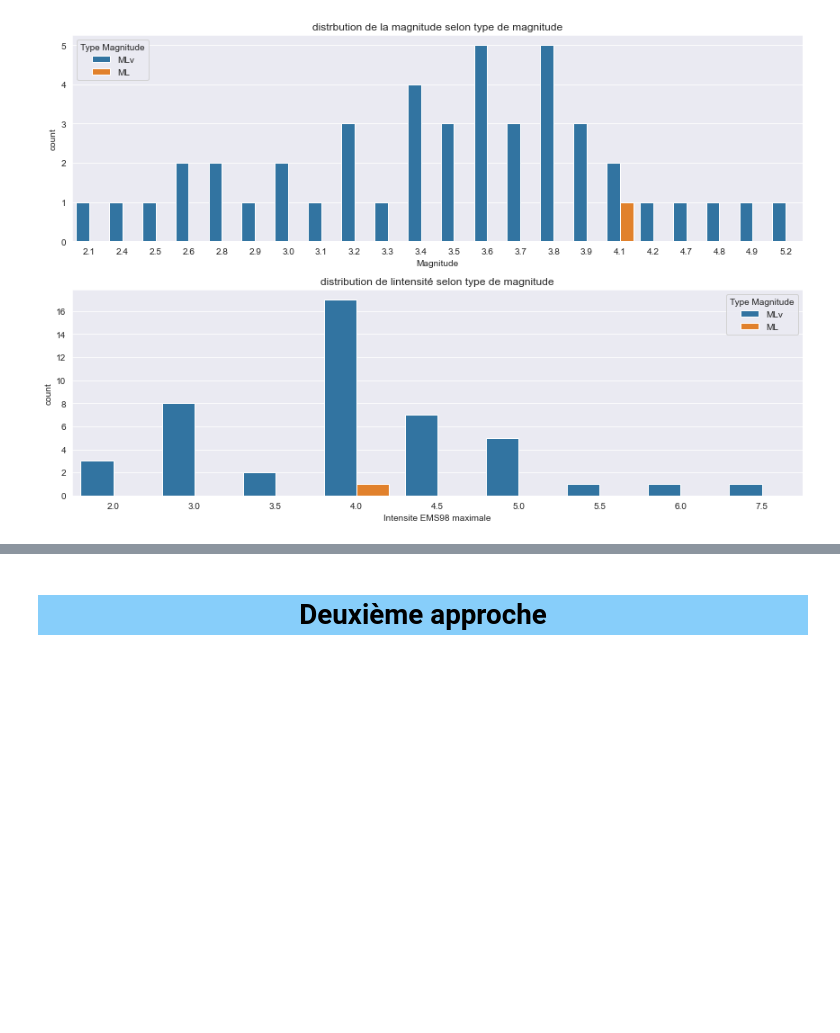
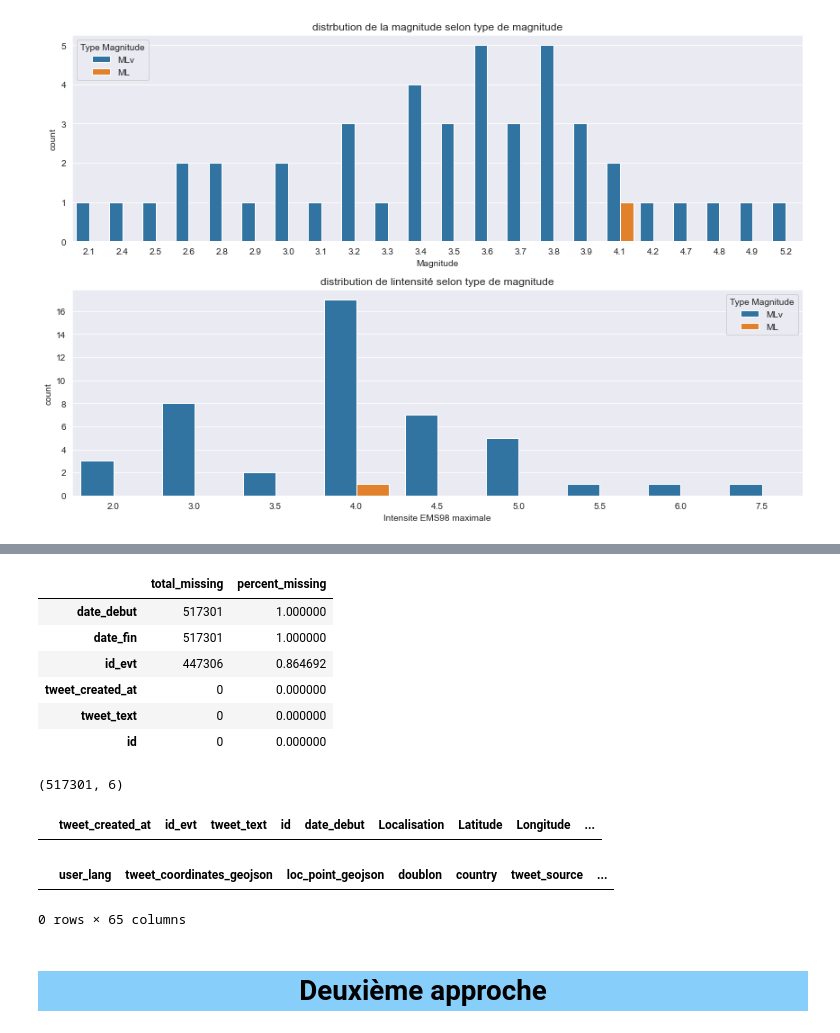
Before and after one commit to MohamedHmamouch/Earthquake_prediction, a Jupyter notebook: Notebook/Prediction_seisme_NLP.ipynb, the cells around one changed output, grey strips where cells are left out. Drawn from its saved outputs; the diff is of its cells as text; code cells hidden in the pictures; blank space fills up the shorter version.

```diff
--- a/Notebook/Prediction_seisme_NLP.ipynb
+++ b/Notebook/Prediction_seisme_NLP.ipynb
@@ -539,0 +629,14 @@ print(data['tweet_text'].iloc[i])
+# %%
+missing_values(final_data)
+# %% [output]
+|  | total_missing | percent_missing |
+| date_debut | 517301 | 1.000000 |
+| date_fin | 517301 | 1.000000 |
+| id_evt | 447306 | 0.864692 |
+| tweet_created_at | 0 | 0.000000 |
+| tweet_text | 0 | 0.000000 |
+| id | 0 | 0.000000 |
+# %%
+final_data.shape
+# %% [output]
+(517301, 6)
@@ -540,3 +645,14 @@ print(data['tweet_text'].iloc[i])
+# %%
+merged_df[(merged_df['tweet_created_at']>=merged_df['date_debut']) &
+          (merged_df['tweet_created_at']<=merged_df['date_fin'])]
+# %% [output]
+|  | tweet_created_at | id_evt | tweet_text | id | date_debut | Localisation | Latitude | Longitude | ... |
+# %%
+merged_data=data.merge(seisme,on="id",how="left")
+merged_data[(merged_data['tweet_created_at']>=merged_data['date_debut'])&(merged_data['tweet_created_at']<=merged_data['date_fin'])]
+# %% [output]
+|  | user_lang | tweet_coordinates_geojson | loc_point_geojson | doublon | country | tweet_source | ... |
+0 rows × 65 columns
 # %% [markdown]
 <a id='4'></a>
 
```
Also changed, not shown: parts of 27 cells of this notebook.
